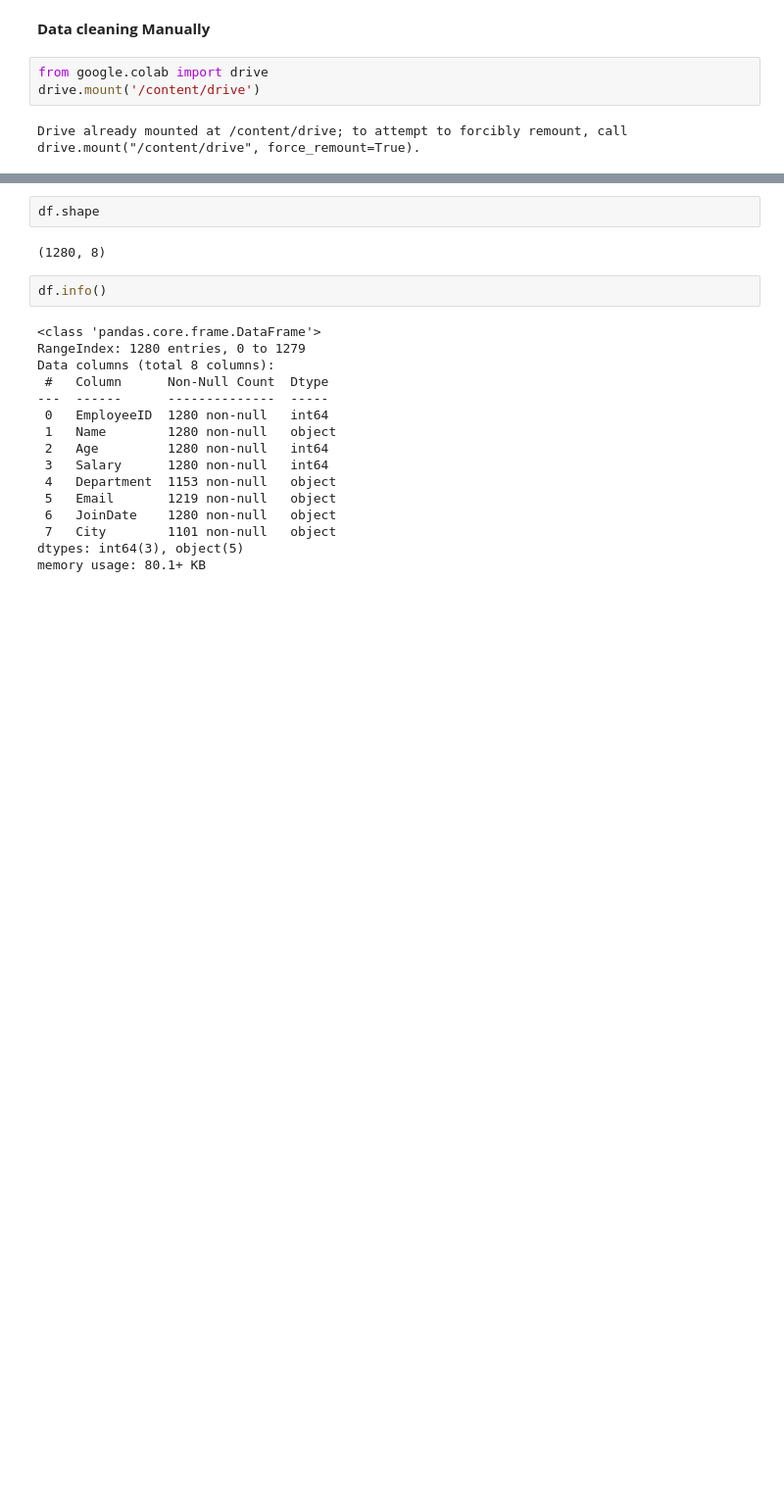
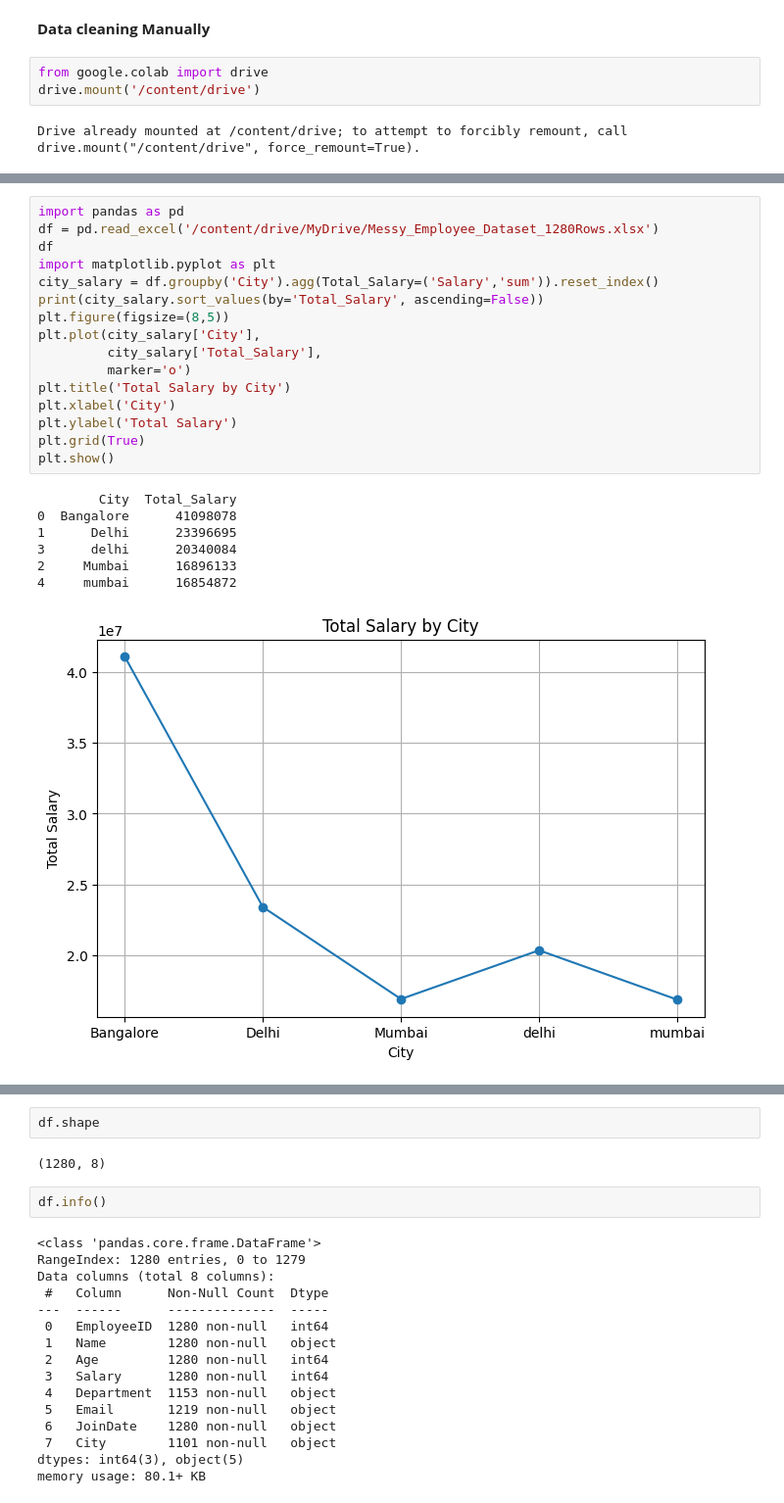
Before and after one commit to khushichoudhary842-source/Online-Store-Orders, a Jupyter notebook: Massive_Employee_Dataset.ipynb, the cells around one changed output, grey strips where cells are left out. Shown at 98% size. Cells and saved outputs as stored; diff of their text form; blank space fills up the shorter version.

```diff
--- a/Massive_Employee_Dataset.ipynb
+++ b/Massive_Employee_Dataset.ipynb
@@ -27,0 +10,24 @@ df
+# %%
+import pandas as pd
+df = pd.read_excel('/content/drive/MyDrive/Messy_Employee_Dataset_1280Rows.xlsx')
+df
+import matplotlib.pyplot as plt
+city_salary = df.groupby('City').agg(Total_Salary=('Salary','sum')).reset_index()
+print(city_salary.sort_values(by='Total_Salary', ascending=False))
+plt.figure(figsize=(8,5))
+plt.plot(city_salary['City'],
+         city_salary['Total_Salary'],
+         marker='o')
+plt.title('Total Salary by City')
+plt.xlabel('City')
+plt.ylabel('Total Salary')
+plt.grid(True)
+plt.show()
+# %% [output]
+        City  Total_Salary
+0  Bangalore      41098078
+1      Delhi      23396695
+3      delhi      20340084
+2     Mumbai      16896133
+4     mumbai      16854872
+[figure, added]
```
Also changed, not shown: parts of 7 cells of this notebook.
